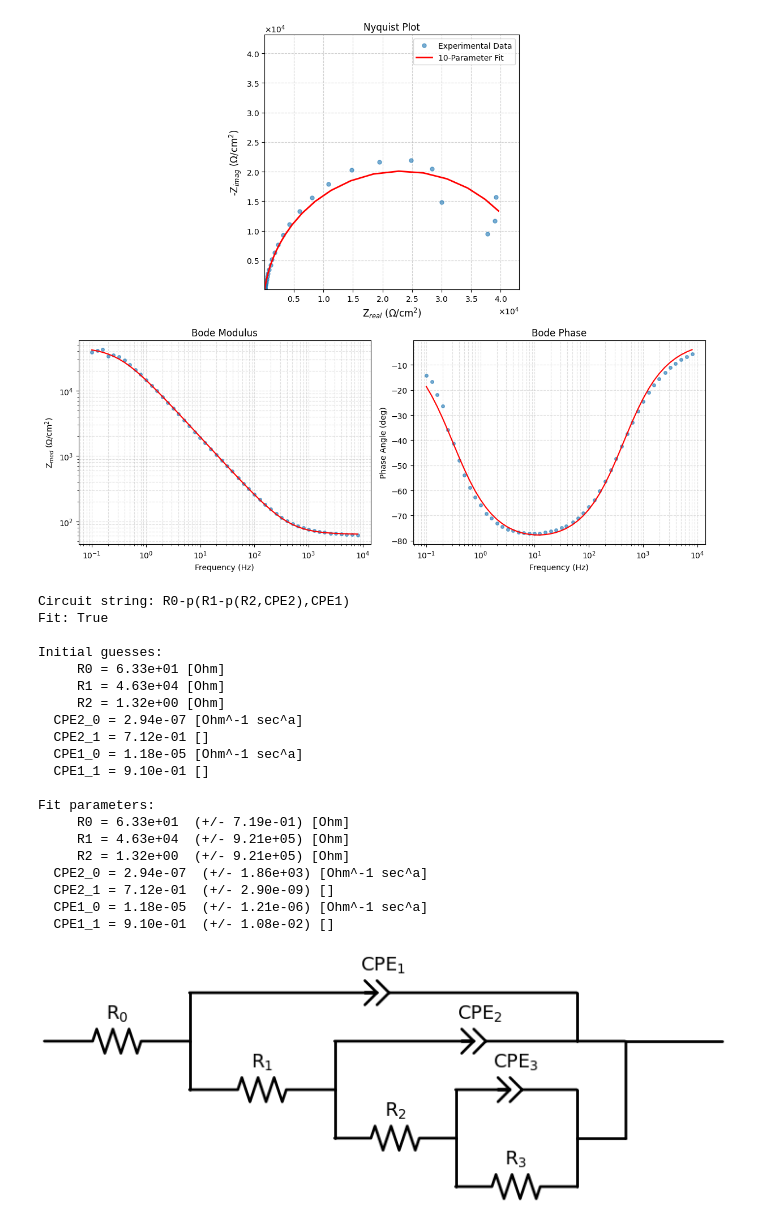
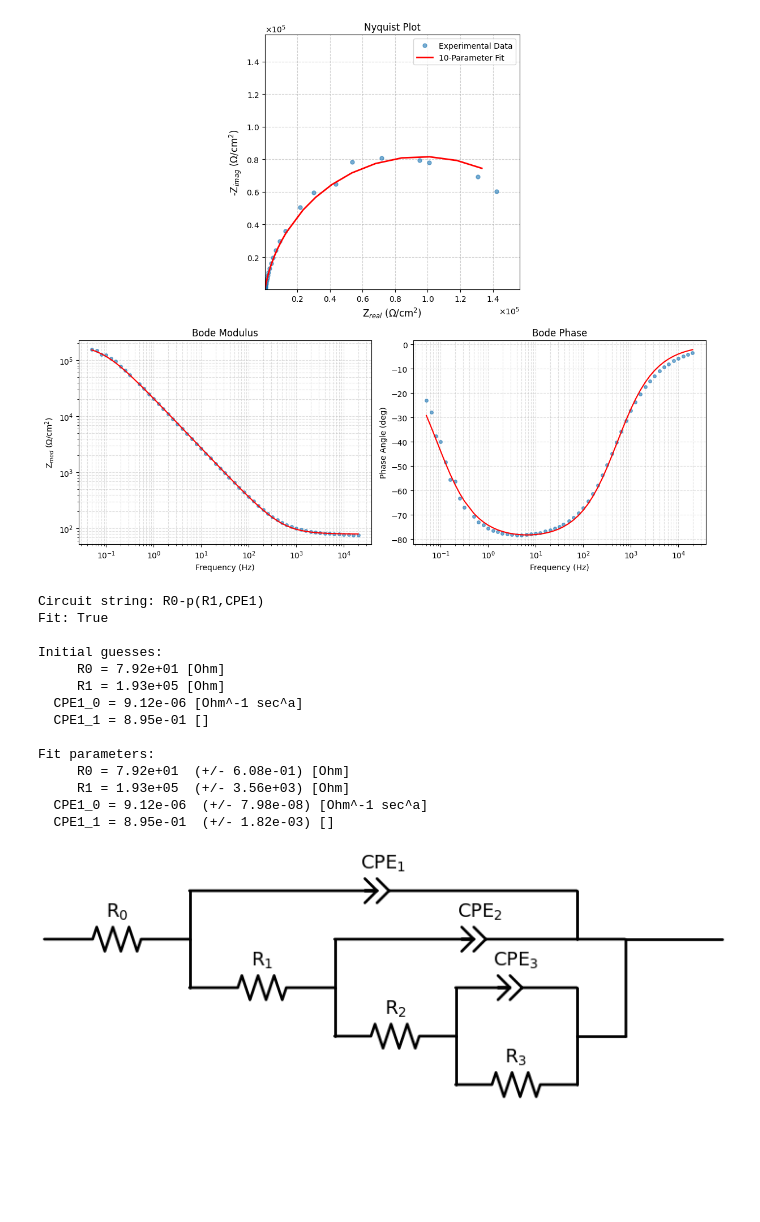
Before and after one commit to AlexandreCauvel/PEA, a Jupyter notebook: code/parameter_guesser/parameter_estimator_final_v1.ipynb, the cells around one changed output. Saved outputs shown, nothing was run; the diff lists cells and outputs as text; code cells hidden in the pictures; blank space fills up the shorter version.

```diff
--- a/code/parameter_guesser/parameter_estimator_final_v1.ipynb
+++ b/code/parameter_guesser/parameter_estimator_final_v1.ipynb
@@ -12,8 +12,8 @@ import matplotlib.gridspec as gridspec
 from matplotlib.ticker import ScalarFormatter
 import impedance.models.circuits.fitting as fitting
 # %%
-main_dir = Path(r"C:\Users\Alexa\Desktop\PEA\EIS_data\8-HQ")
-patterns = ['*_1H.DTA']
+main_dir = Path(r"C:\Users\Alexa\Desktop\PEA\EIS_data\Lcystine")
+patterns = ['*_4H.DTA']
 file_list = []
 
 for p in patterns:
@@ -92,7 +92,7 @@ circuits_data = {
     },
     '2RC': {
         'string': 'R0-p(R1-p(R2,CPE2),CPE1)',
-        'bounds': [(1e-3, 1e3), (1, 1e8), (1, 1e12), (1e-11, 1e-3), (0.5, 1), (1e-11, 1e-3), (0.5, 1)],
+        'bounds': [(1e-5, 1e3), (1, 1e8), (1, 1e12), (1e-11, 1e-3), (0.5, 1), (1e-11, 1e-3), (0.5, 1)],
         'log_indices': [0,1,2,3,5]
     },
     '3RC': {
@@ -256,7 +256,7 @@ plotter(all_datasets, 'original_eis_data', choice)
 # %%
 end_points_to_drop = 0
-freq_condition_max = 1e4
-freq_condition_min = 1e-1
+freq_condition_max = 2e4
+freq_condition_min = 5e-2
 
 def data_to_keep(all_datasets,end_points_to_drop, freq_condition_max, freq_condition_min):
 
@@ -277,41 +277,35 @@ def data_to_keep(all_datasets,end_points_to_drop, freq_condition_max, freq_condi
     return all_datasets
 
 all_datasets = data_to_keep(all_datasets, end_points_to_drop, freq_condition_max, freq_condition_min)
+# %%
+choice_2 = '1RC'
+choice = choice_2
+data_key = 'eis_data'
+circuit_string = circuits_data[choice_2]['string']
+bounds = circuits_data[choice_2]['bounds']
+log_indices = circuits_data[choice_2]['log_indices']
 # %%
-choice_2 = '2RC'
-choice = choice_2
-data_key = 'eis_data'
-circuit_string = circuits_data[choice_2]['string']
-bounds = circuits_data[choice_2]['bounds']
-log_indices = circuits_data[choice_2]['log_indices']
-
 all_datasets = parameter_guesser(all_datasets, circuit_string, bounds, log_indices, 'eis_data')
 plotter(all_datasets, 'eis_data', choice)
 # %% [output]
-[figure, old version]
+[figure, new version]
 # %%
 print(all_datasets[0]['eis_data']['circuit'])
 # %% [output]
-Circuit string: R0-p(R1-p(R2,CPE2),CPE1)
+Circuit string: R0-p(R1,CPE1)
 Fit: True
 
 Initial guesses:
-     R0 = 6.33e+01 [Ohm]
-     R1 = 4.63e+04 [Ohm]
-     R2 = 1.32e+00 [Ohm]
-  CPE2_0 = 2.94e-07 [Ohm^-1 sec^a]
-  CPE2_1 = 7.12e-01 []
-  CPE1_0 = 1.18e-05 [Ohm^-1 sec^a]
-  CPE1_1 = 9.10e-01 []
+     R0 = 7.92e+01 [Ohm]
+     R1 = 1.93e+05 [Ohm]
+  CPE1_0 = 9.12e-06 [Ohm^-1 sec^a]
+  CPE1_1 = 8.95e-01 []
 
 Fit parameters:
-     R0 = 6.33e+01  (+/- 7.19e-01) [Ohm]
-     R1 = 4.63e+04  (+/- 9.21e+05) [Ohm]
-     R2 = 1.32e+00  (+/- 9.21e+05) [Ohm]
-  CPE2_0 = 2.94e-07  (+/- 1.86e+03) [Ohm^-1 sec^a]
-  CPE2_1 = 7.12e-01  (+/- 2.90e-09) []
-  CPE1_0 = 1.18e-05  (+/- 1.21e-06) [Ohm^-1 sec^a]
-  CPE1_1 = 9.10e-01  (+/- 1.08e-02) []
+     R0 = 7.92e+01  (+/- 6.08e-01) [Ohm]
+     R1 = 1.93e+05  (+/- 3.56e+03) [Ohm]
+  CPE1_0 = 9.12e-06  (+/- 7.98e-08) [Ohm^-1 sec^a]
+  CPE1_1 = 8.95e-01  (+/- 1.82e-03) []
 # %%
 def generate_combined_eis_report(all_datasets, circuit_string, bounds, choice, data_key, end_points_to_drop, freq_condition_max, freq_condition_min):
     # 1. Extract parameter matches
```
Also changed, not shown: parts of 1 cell of this notebook, 36 other files.
